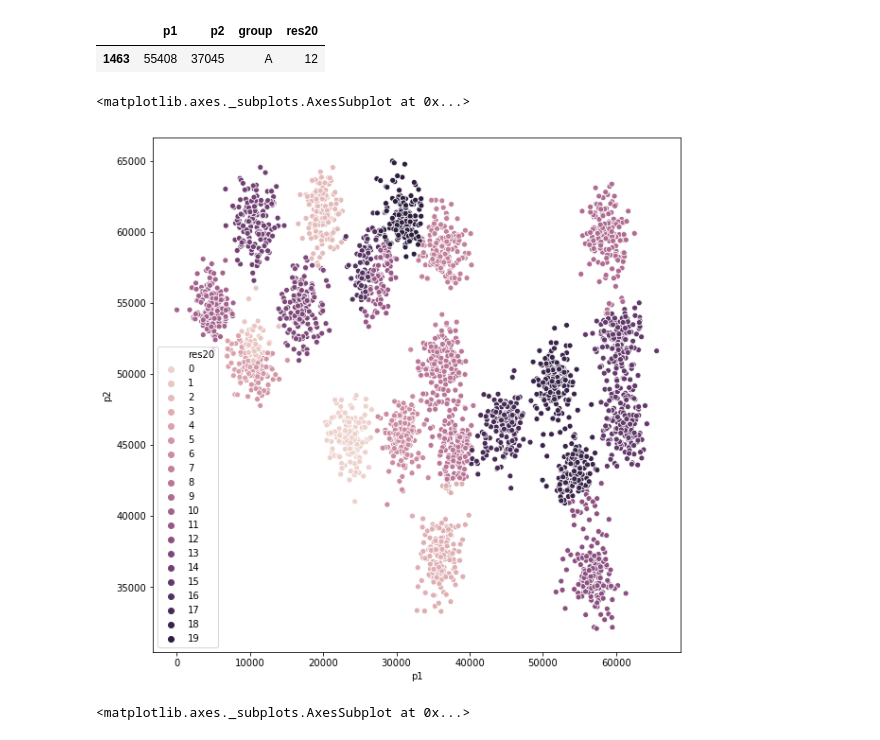
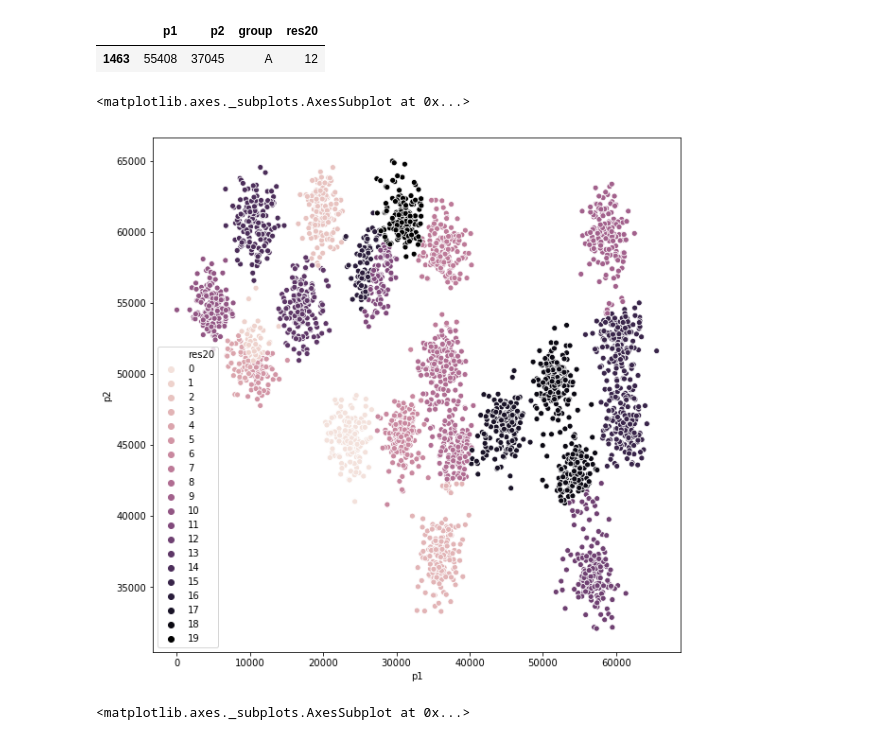
Before and after one commit to Jofemago/K-MEANS, a Jupyter notebook: analysis/integridadvalores.ipynb, the cells around one changed output. Drawn from its saved outputs; the diff is of its cells as text; code cells hidden in the pictures.

```diff
--- a/analysis/integridadvalores.ipynb
+++ b/analysis/integridadvalores.ipynb
@@ -45,18 +45,18 @@ valores.sample()
 |  | p1 | p2 | group | res20 |
 | 1463 | 55408 | 37045 | A | 12 |
 # %%
-cmap = sns.cubehelix_palette(dark=.3, light=.8, as_cmap=True)
+cmap = sns.cubehelix_palette(dark=.0, light=.9, as_cmap=True)
 plt.figure(figsize=(10,10))
 sns.scatterplot(
     x="p1", y="p2",
     hue="res20",
      palette=cmap,
     data=valores,
     legend="full",
 )
 # %% [output]
 <matplotlib.axes._subplots.AxesSubplot at 0x...>
-[figure, old version]
+[figure, new version]
 # %%
 result20_2 = pd.read_csv(ruta + "resvalores2.csv")
 valores["res20_2"] = result20_2
```
Also changed, not shown: 2 other files.
